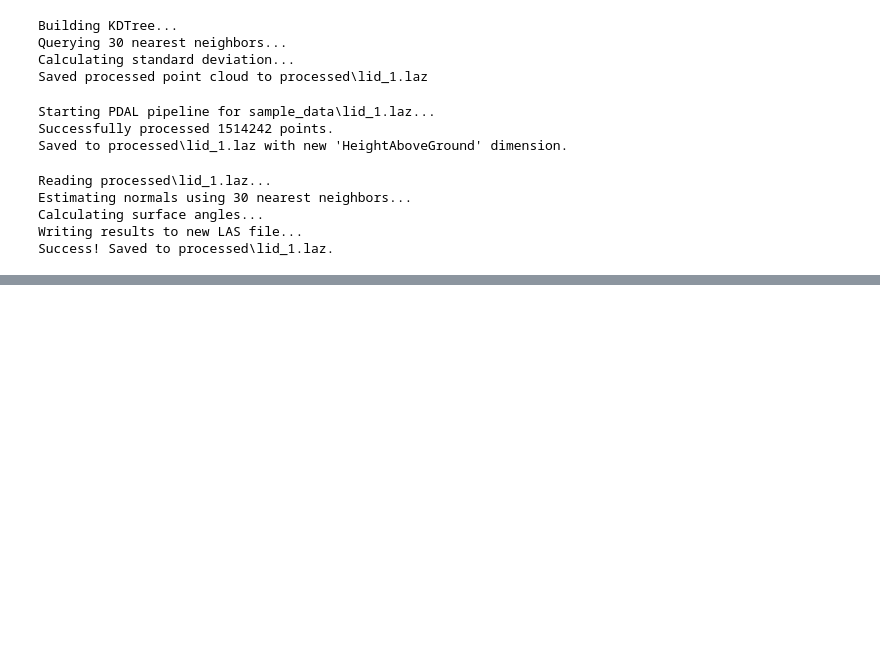
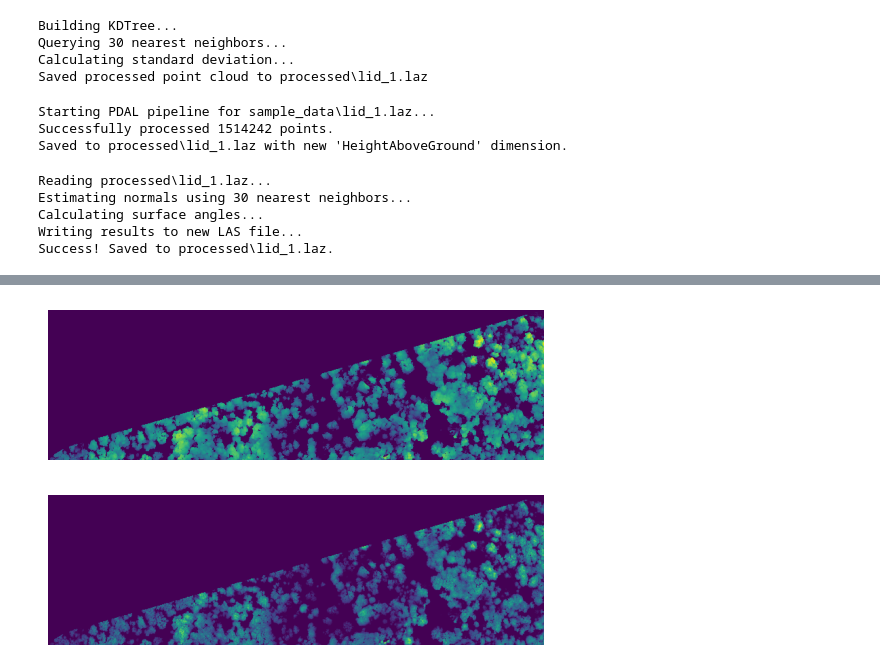
Before and after one commit to ICharmU/shrub, a Jupyter notebook: Final/features/als.ipynb, the cells around one changed output, grey strips where cells are left out. Saved outputs shown, nothing was run; the diff lists cells and outputs as text; code cells hidden in the pictures; blank space fills up the shorter version.

```diff
--- a/Final/features/als.ipynb
+++ b/Final/features/als.ipynb
@@ -452,0 +599,18 @@ def align_tile_labels(points_A, labels_A, points_B, labels_B, bbox_overlap):
+# %%
+from fe_2d import get_all_bands
+import matplotlib.pyplot as plt
+
+with rasterio.open(f"{out_dir/fname}_CHM_Max.tif") as src:
+    for band in get_all_bands(src):
+        plt.imshow(band)
+        plt.axis("off")
+        plt.show()
+
+with rasterio.open(f"{out_dir/fname}_Mean.tif") as src:
+    for band in get_all_bands(src):
+        plt.imshow(band)
+        plt.axis("off")
+        plt.show()
+# %% [output]
+[figure, added]
+[figure, added]
```
Also changed, not shown: parts of 7 cells of this notebook, 20 other files.
